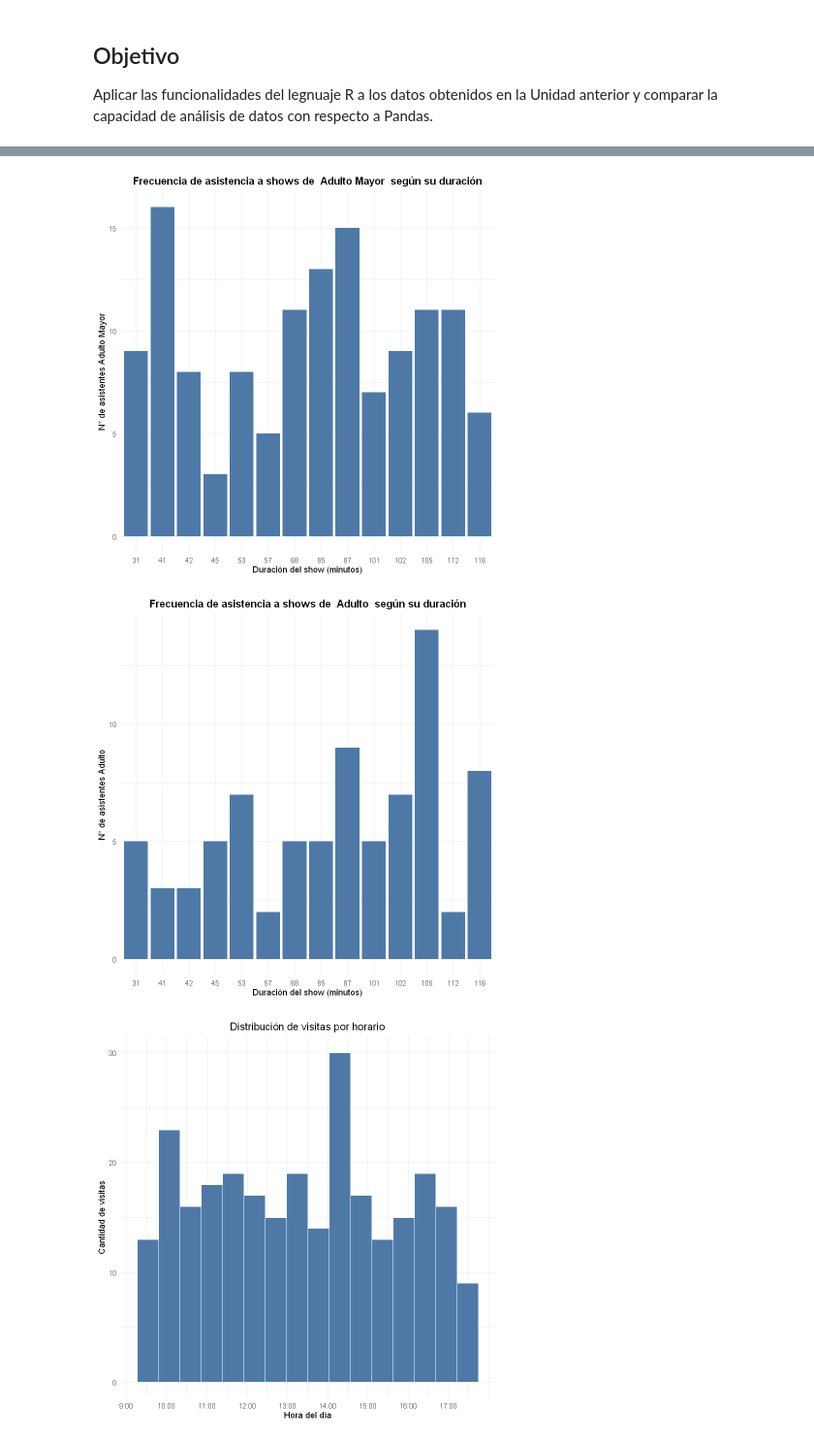
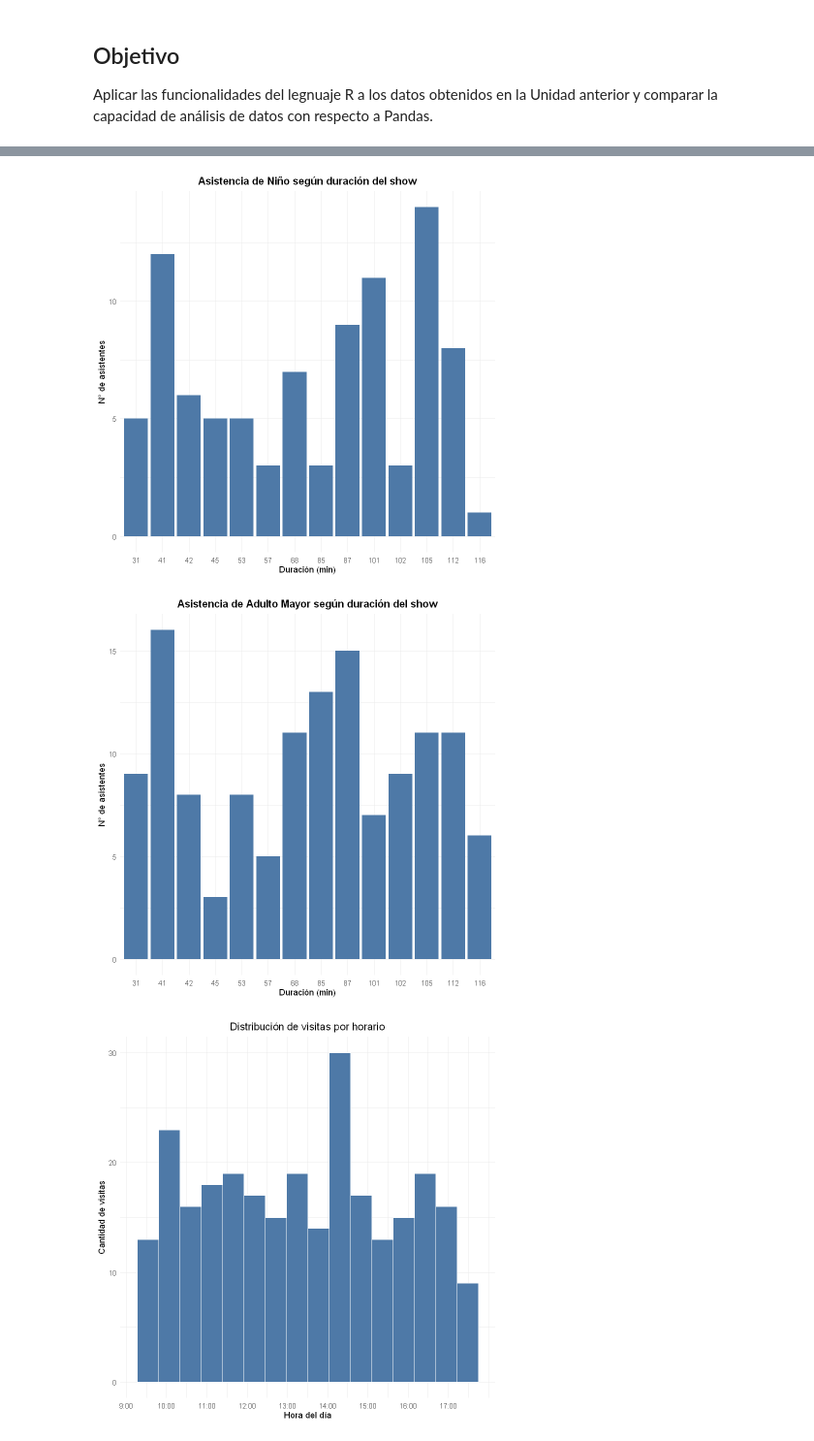
Before and after one commit to Vinbu/Pandas-Zoo-R, a Jupyter notebook: Tarea_3_Taller_Software_DS_Grupo_3.ipynb, the cells around one changed output, grey strips where cells are left out. Shown at 97% size. Drawn from its saved outputs; the diff is of its cells as text; code cells hidden in the pictures.

Commit message:
Generacion de Excel, funciones claras, recopilacion de datos

```diff
--- a/Tarea_3_Taller_Software_DS_Grupo_3.ipynb
+++ b/Tarea_3_Taller_Software_DS_Grupo_3.ipynb
@@ -147,33 +179,29 @@ ggplot(conteo_entradas, aes(x = tipo_ambiente, y = n)) +
 # %%
+# --- Pregunta 4: Duración de shows por rango etario ---
+analisis_pregunta_4 <- function(entradas_shows_df, shows_df, entradas_df) {
+  plots <- list()
+  full_df <- left_join(entradas_shows_df, shows_df, by = "ID_show") %>%
+    left_join(select(entradas_df, ID_entrada, rango_etario), by = "ID_entrada")
 
-left_join_entradas_shows <- left_join(entradas_shows_limpio, shows, by = "ID_show")
-left_join_entradas_shows_rango_etario <- left_join(
-  left_join_entradas_shows,
-  select(entradas_limpio, ID_entrada, rango_etario),
-  by = "ID_entrada"
-)
+  for (rango in unique(full_df$rango_etario)) {
+    if(is.na(rango)) next
+    datos_filtrados <- full_df %>%
+      filter(rango_etario == rango & duracion != "NULL") %>%
+      mutate(duracion = as.numeric(duracion))
 
-lista_rangos_etarios <- unique(left_join_entradas_shows_rango_etario$rango_etario)
+    p <- ggplot(datos_filtrados, aes(x = reorder(factor(duracion), duracion))) +
+      geom_bar(fill = "#4e79a7") +
+      labs(title = paste("Asistencia de", rango, "según duración del show"), x = "Duración (min)", y = "N° de asistentes") +
+      theme_minimal() + theme(plot.title = element_text(hjust = 0.5, face = "bold"))
 
-for (rango in lista_rangos_etarios) {
+    plots[[rango]] <- p
+  }
+  return(list(plots = plots))
+}
 
-  datos_filtrados <- left_join_entradas_shows_rango_etario %>%
-    filter(rango_etario == rango) %>%
-    filter(duracion != "NULL") %>%
-    mutate(duracion = as.numeric(duracion))
+resultado_p4 <- analisis_pregunta_4(entradas_shows_limpio, shows, entradas_limpio)
 
-  plot <- ggplot(datos_filtrados, aes(x = reorder(factor(duracion), duracion))) +
-    geom_bar(fill = "#4e79a7") +
-    labs(
-      title = paste("Frecuencia de asistencia a shows de ", rango, " según su duración"),
-      x = "Duración del show (minutos)",
-      y = paste("N° de asistentes", rango)
-    ) +
-    theme_minimal() +
-    theme(
-      plot.title = element_text(hjust = 0.5, face = "bold")
-    )
-
-  print(plot)
-}
+resultado_p4$plots$Adulto
+resultado_p4$plots$Niño
+resultado_p4$plots$`Adulto Mayor`
 # %% [output]
@@ -181,3 +209,3 @@ for (rango in lista_rangos_etarios) {
-[figure, old version]
+[figure, new version]
-[figure, old version]
+[figure, new version]
 # %%
```
Also changed, not shown: parts of 15 cells of this notebook, 1 other file.
